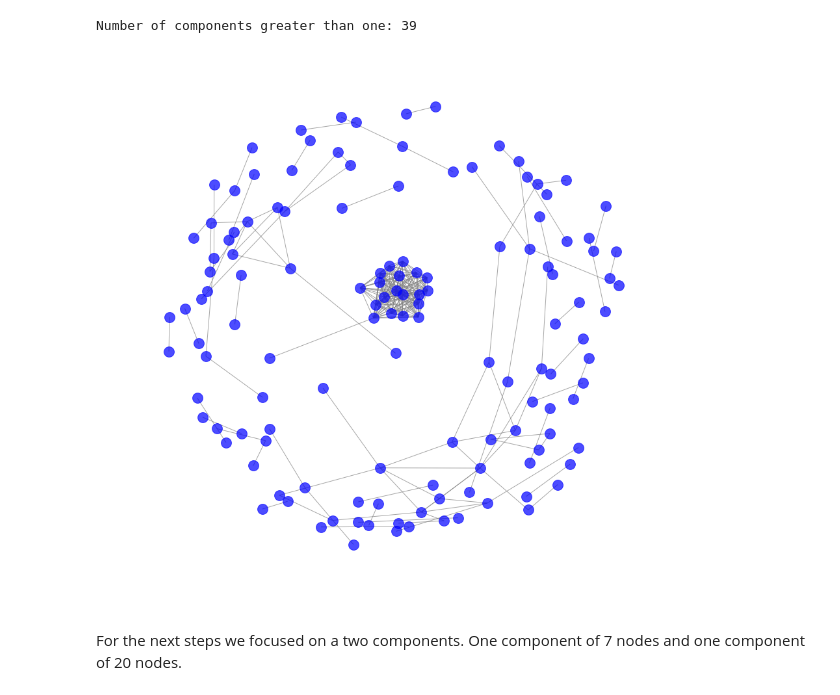
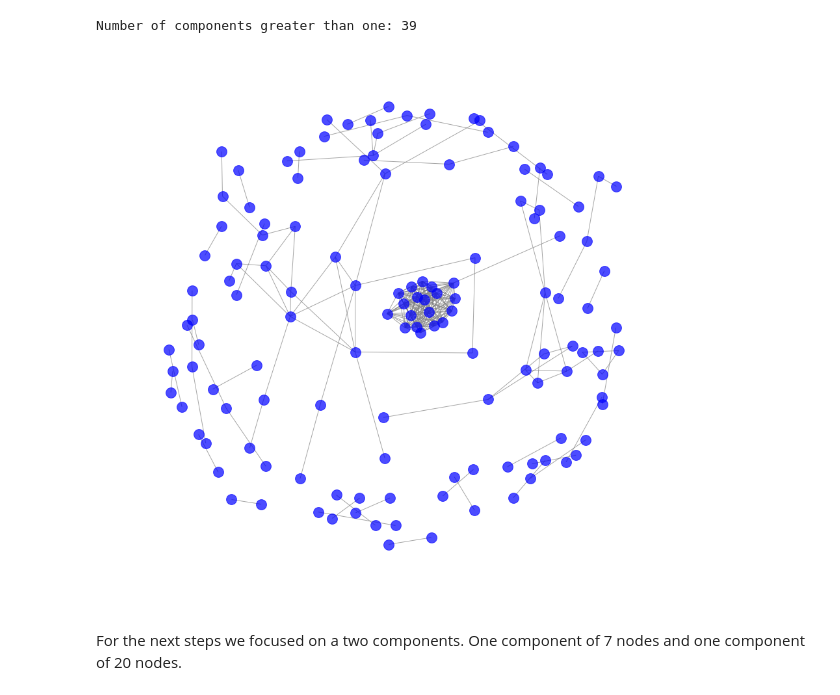
Before and after one commit to sbiguzzi/data620, a Jupyter notebook: Assignments/FinalProject/Data620_FinalProject.ipynb, the cells around one changed output. Saved outputs shown, nothing was run; the diff lists cells and outputs as text; code cells hidden in the pictures.

```diff
--- a/Assignments/FinalProject/Data620_FinalProject.ipynb
+++ b/Assignments/FinalProject/Data620_FinalProject.ipynb
@@ -397,16 +397,16 @@ print("Number of components greater than one:", n)
 Number of components greater than one: 39
 # %%
 # plot graph B
-pos = nx.spring_layout(B,iterations=16)
+pos = nx.spring_layout(B,iterations=15)
 labels = {node: labels_dict[node] for node in B.nodes()}
 
 plt.figure(figsize=(15,15))
 nx.draw_networkx_nodes(B, pos, node_size=250,node_color='blue',alpha=0.7)
 nx.draw_networkx_edges(B, pos, width=1,alpha=0.7,edge_color='grey')
 plt.axis("off")
 plt.show()
 # %% [output]
-[figure, old version]
+[figure, new version]
 # %% [markdown]
 For the next steps we focused on a two components. One component of 7 nodes and one component of 20 nodes.
 # %% [markdown]
```
Also changed, not shown: parts of 6 cells of this notebook.
